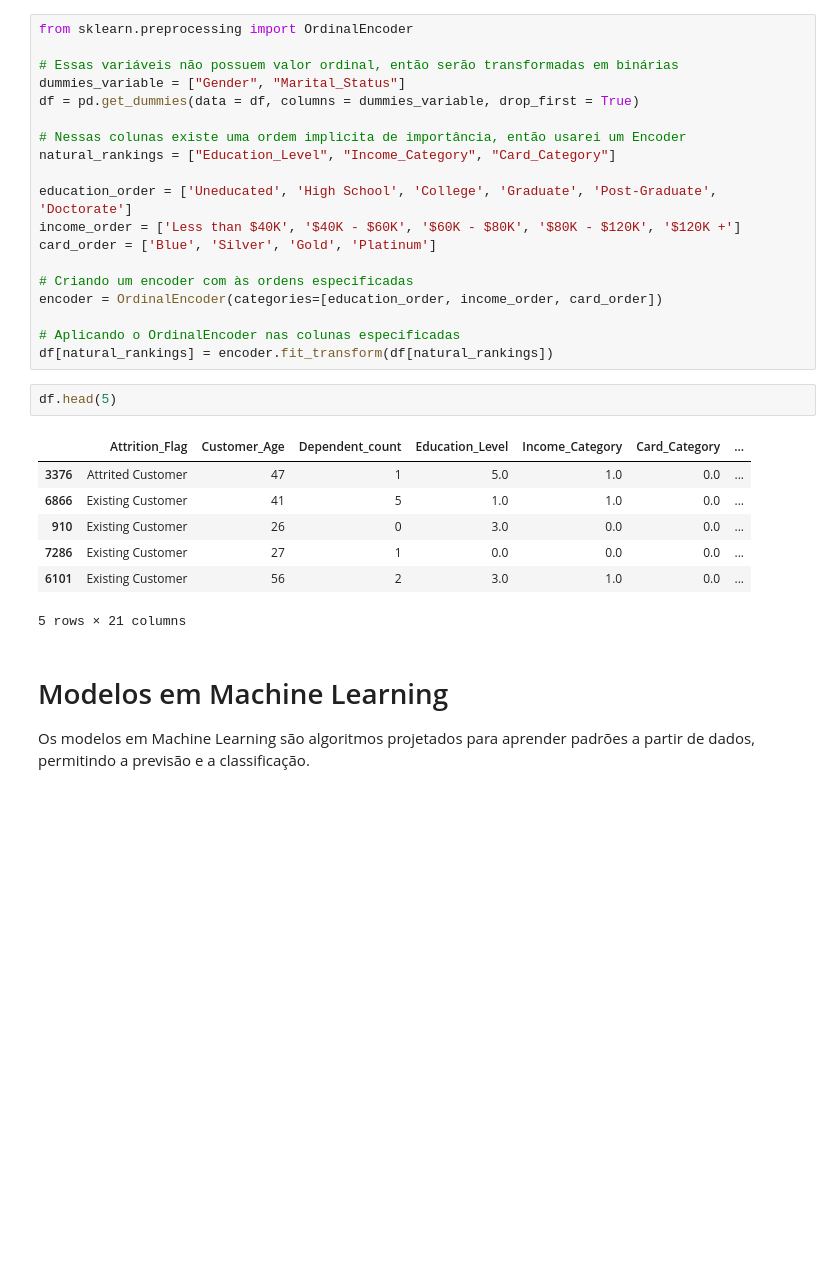
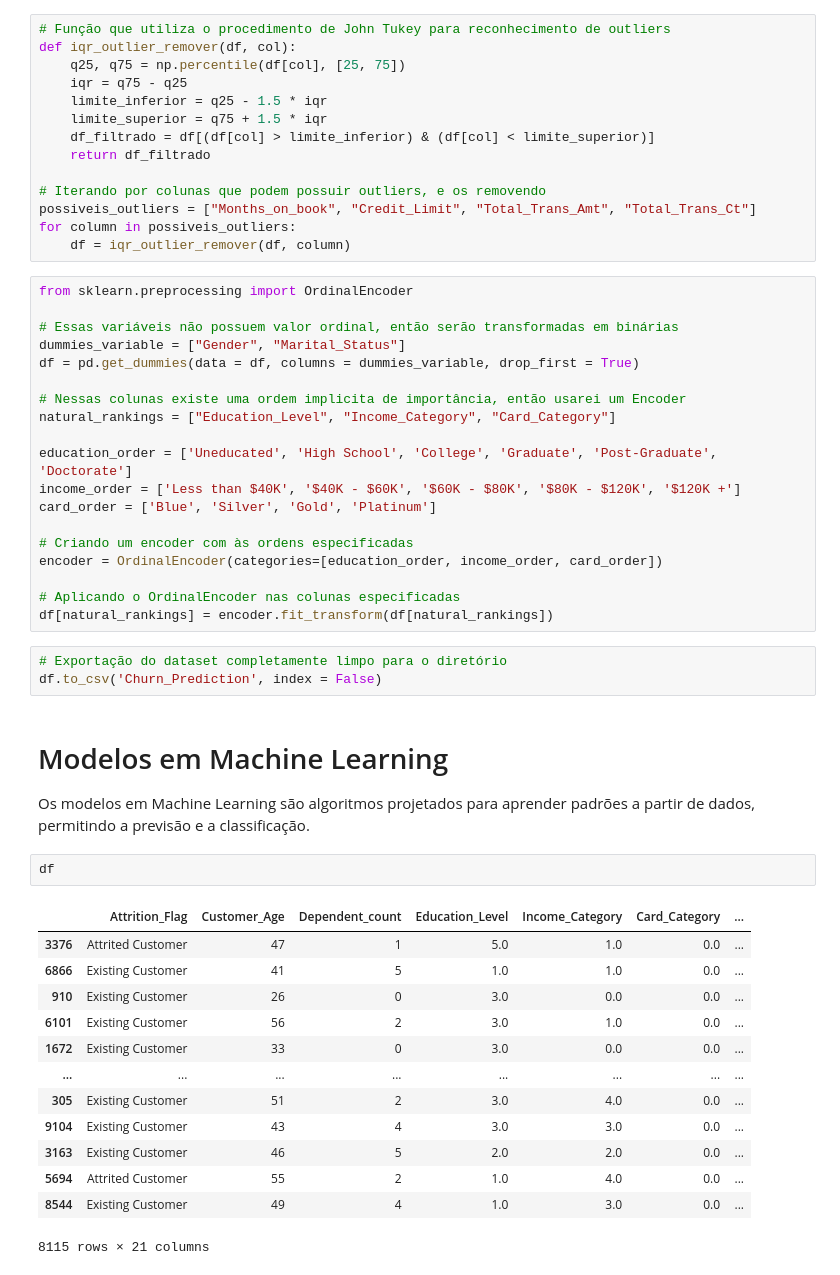
Before and after one commit to Ang3k/Exploracao-Preditiva-de-Dados-para-Churn-de-Clientes-Bancarios-com-Machine-Learning, a Jupyter notebook: Project_Prototype.ipynb, the cells around one changed output. Cells and saved outputs as stored; diff of their text form; blank space fills up the shorter version.

```diff
--- a/Project_Prototype.ipynb
+++ b/Project_Prototype.ipynb
@@ -255,6 +257,20 @@ for col in nan_colunas:
 print(f'Number of missing values: {sum(df.isna().sum())}')
 # %% [output]
 Number of missing values: 0
+# %%
+# Função que utiliza o procedimento de John Tukey para reconhecimento de outliers
+def iqr_outlier_remover(df, col):
+    q25, q75 = np.percentile(df[col], [25, 75])
+    iqr = q75 - q25
+    limite_inferior = q25 - 1.5 * iqr
+    limite_superior = q75 + 1.5 * iqr
+    df_filtrado = df[(df[col] > limite_inferior) & (df[col] < limite_superior)]
+    return df_filtrado
+
+# Iterando por colunas que podem possuir outliers, e os removendo
+possiveis_outliers = ["Months_on_book", "Credit_Limit", "Total_Trans_Amt", "Total_Trans_Ct"]
+for column in possiveis_outliers:
+    df = iqr_outlier_remover(df, column)
 # %%
 from sklearn.preprocessing import OrdinalEncoder
 
@@ -274,16 +290,25 @@ encoder = OrdinalEncoder(categories=[education_order, income_order, card_order])
 
 # Aplicando o OrdinalEncoder nas colunas especificadas
 df[natural_rankings] = encoder.fit_transform(df[natural_rankings])
-# %%
-df.head(5)
-# %% [output]
-|  | Attrition_Flag | Customer_Age | Dependent_count | Education_Level | Income_Category | Card_Category | ... |
-| 3376 | Attrited Customer | 47 | 1 | 5.0 | 1.0 | 0.0 | ... |
-| 6866 | Existing Customer | 41 | 5 | 1.0 | 1.0 | 0.0 | ... |
-| 910 | Existing Customer | 26 | 0 | 3.0 | 0.0 | 0.0 | ... |
-| 7286 | Existing Customer | 27 | 1 | 0.0 | 0.0 | 0.0 | ... |
-| 6101 | Existing Customer | 56 | 2 | 3.0 | 1.0 | 0.0 | ... |
-5 rows × 21 columns
+# %%
+# Exportação do dataset completamente limpo para o diretório
+df.to_csv('Churn_Prediction', index = False)
 # %% [markdown]
 # Modelos em Machine Learning
 Os modelos em Machine Learning são algoritmos projetados para aprender padrões a partir de dados, permitindo a previsão e a classificação.
+# %%
+df
+# %% [output]
+|  | Attrition_Flag | Customer_Age | Dependent_count | Education_Level | Income_Category | Card_Category | ... |
+| 3376 | Attrited Customer | 47 | 1 | 5.0 | 1.0 | 0.0 | ... |
+| 6866 | Existing Customer | 41 | 5 | 1.0 | 1.0 | 0.0 | ... |
+| 910 | Existing Customer | 26 | 0 | 3.0 | 0.0 | 0.0 | ... |
+| 6101 | Existing Customer | 56 | 2 | 3.0 | 1.0 | 0.0 | ... |
+| 1672 | Existing Customer | 33 | 0 | 3.0 | 0.0 | 0.0 | ... |
+| ... | ... | ... | ... | ... | ... | ... | ... |
+| 305 | Existing Customer | 51 | 2 | 3.0 | 4.0 | 0.0 | ... |
+| 9104 | Existing Customer | 43 | 4 | 3.0 | 3.0 | 0.0 | ... |
+| 3163 | Existing Customer | 46 | 5 | 2.0 | 2.0 | 0.0 | ... |
+| 5694 | Attrited Customer | 55 | 2 | 1.0 | 4.0 | 0.0 | ... |
+| 8544 | Existing Customer | 49 | 4 | 1.0 | 3.0 | 0.0 | ... |
+8115 rows × 21 columns
```
Also changed, not shown: parts of 3 cells of this notebook, 1 other file.
